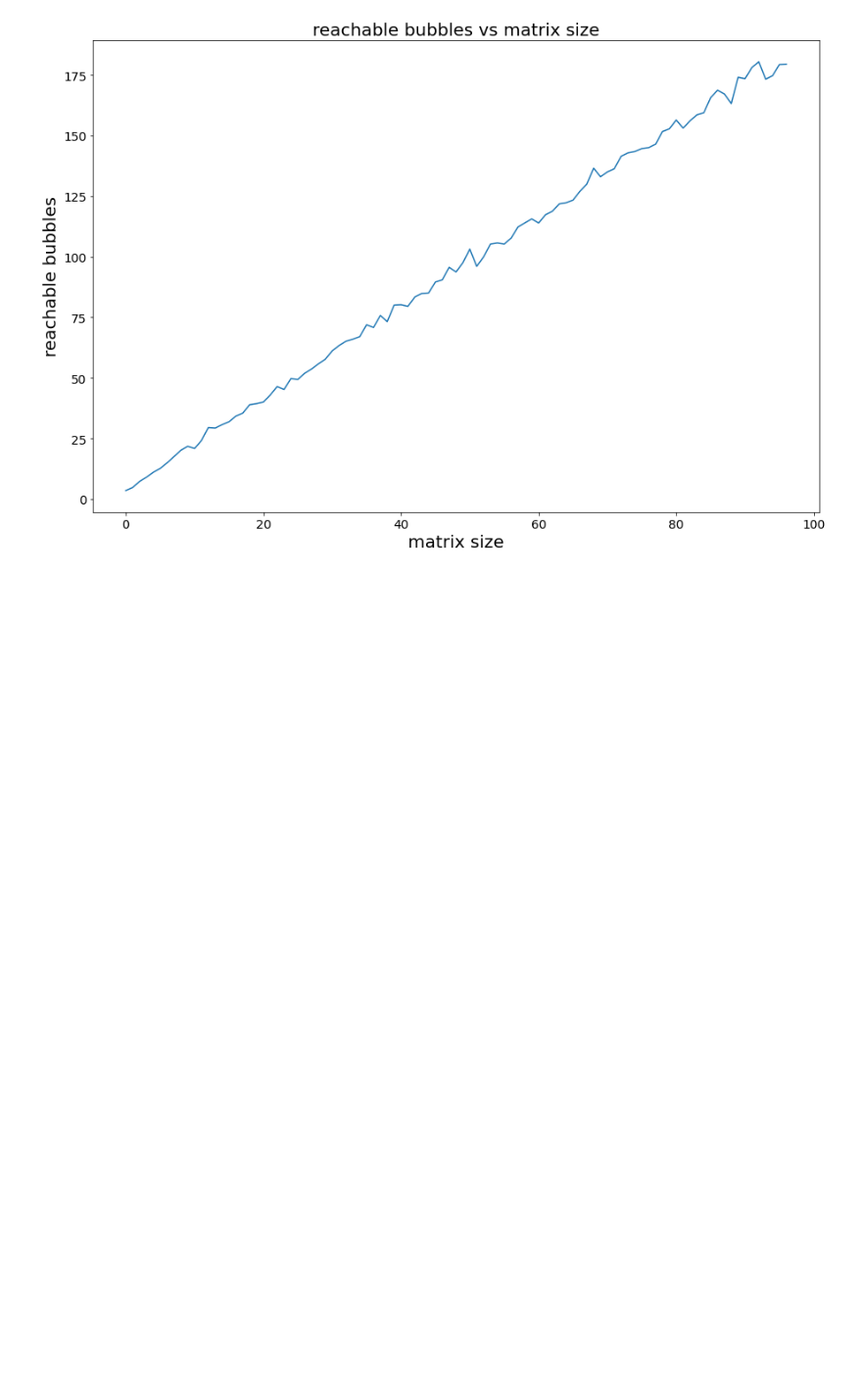
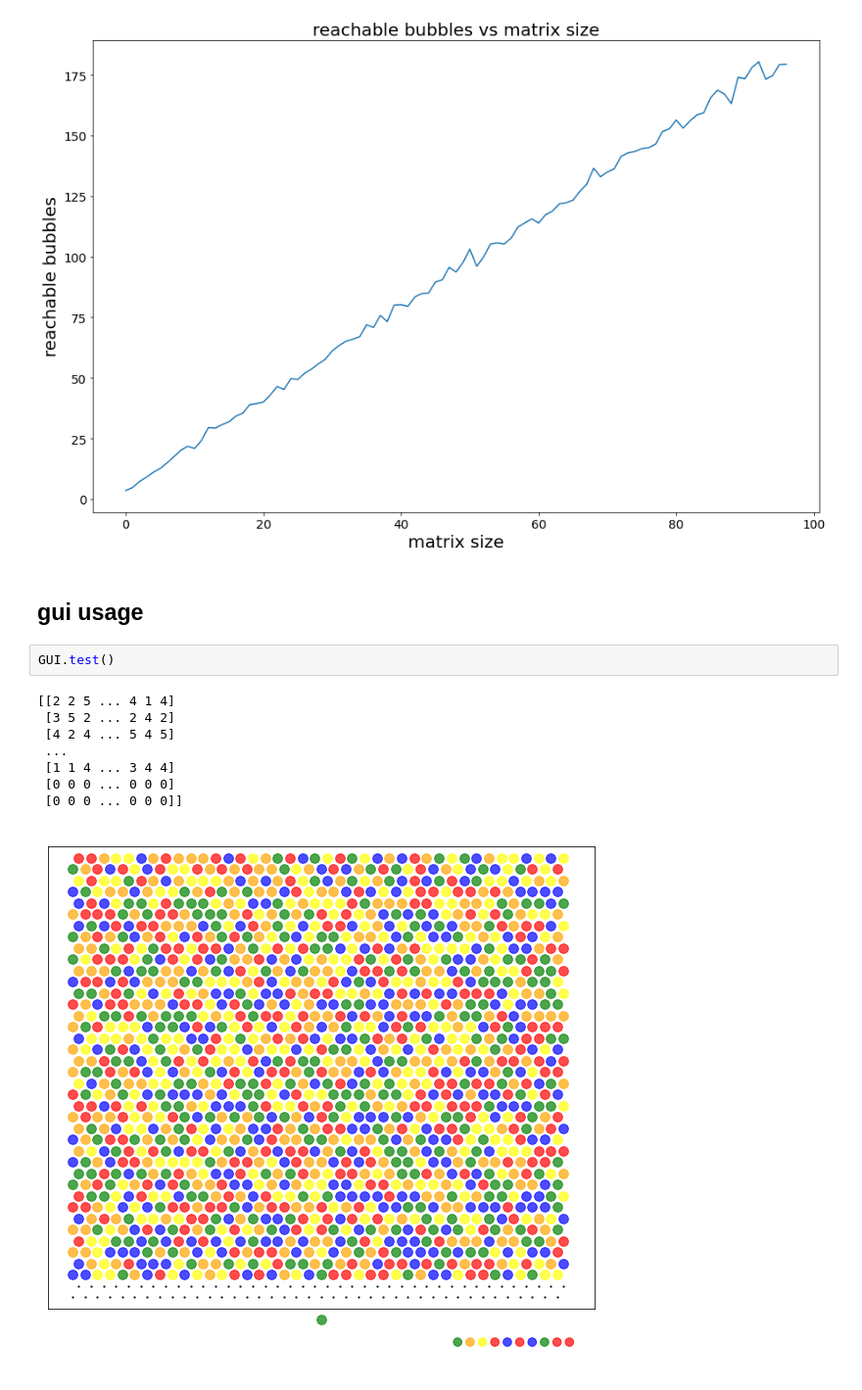
Before and after one commit to h5li/CSE202-Final-Project-BubbleShooter, a Jupyter notebook: reachable.ipynb, the cells around one changed output. Shown at 98% size. Cells and saved outputs as stored; diff of their text form; blank space fills up the shorter version.

Commit message:
used gui for reachable visualization

```diff
--- a/reachable.ipynb
+++ b/reachable.ipynb
@@ -309,3 +310,16 @@ plt.tick_params(labelsize=14)
 # plt.savefig('reachable_count.png', format='png', dpi=400)
 # %% [output]
 [figure]
+# %% [markdown]
+## gui usage
+# %%
+GUI.test()
+# %% [output]
+[[2 2 5 ... 4 1 4]
+ [3 5 2 ... 2 4 2]
+ [4 2 4 ... 5 4 5]
+ ...
+ [1 1 4 ... 3 4 4]
+ [0 0 0 ... 0 0 0]
+ [0 0 0 ... 0 0 0]]
+[figure, added]
```
Also changed, not shown: parts of 2 cells of this notebook.
